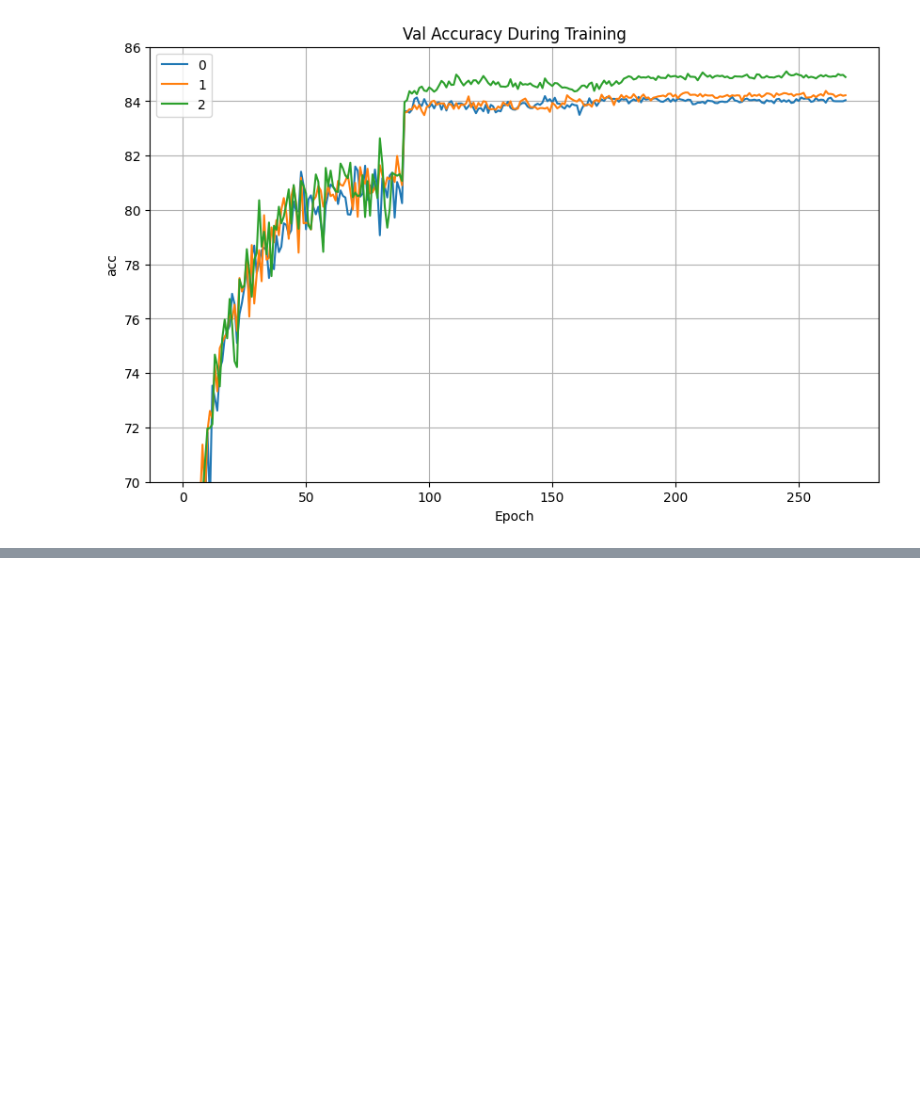
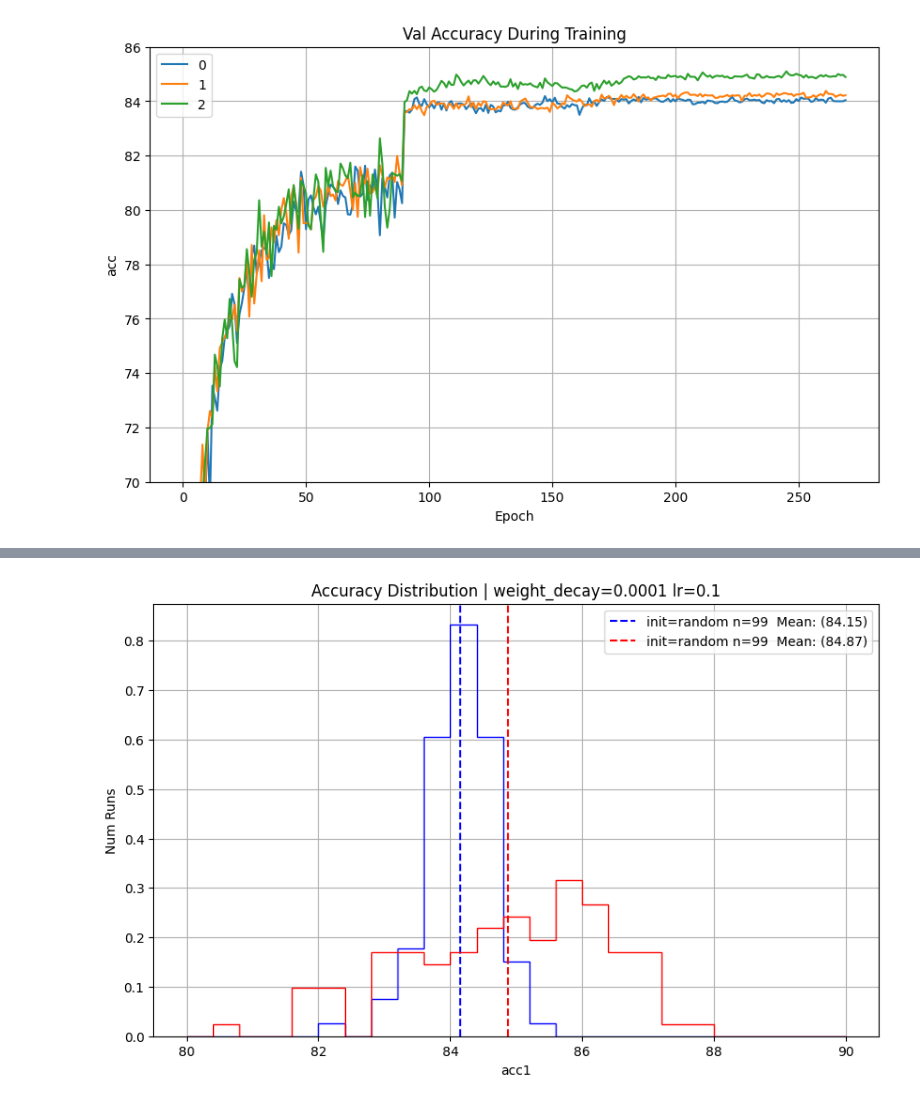
Before and after one commit to drothermel/dr_gen, a Jupyter notebook: notebooks/calc_metrics.ipynb, the cells around one changed output, grey strips where cells are left out. Cells and saved outputs as stored; diff of their text form; code cells hidden in the pictures; blank space fills up the shorter version.

```diff
--- a/notebooks/calc_metrics.ipynb
+++ b/notebooks/calc_metrics.ipynb
@@ -616,5 +302,0 @@ UnboundLocalError: cannot access local variable 'v' where it is not associated w
-# %%
-for k, v in kv2ind.items():
-    print(k)
-    print(v)
-    break
@@ -806,0 +405,50 @@ ks_stat: 1.0000, p_value: 1.4509e-11 | max_val: 81.10, cdf1_val: 1.0000, cdf2_va
+# %%
+all_kvs, all_split_vals, _ = rp.get_selected_combo(
+    good_runs,
+    all_runs_metrics,
+    sweep_info,
+    kv_select={
+        'epochs': '270',
+        #'model.weights': 'None',
+        'optim.lr': '0.1',
+        'optim.weight_decay': '0.0001',
+    },
+    splits=['train', 'val'],
+    ignore_keys=["optim.step_size", "epochs"],
+)
+stats1_ind100 = pu.get_runs_data_stats_ind(
+    all_split_vals['val'][0],
+    ind=100
+)
+stats2_ind100 = pu.get_runs_data_stats_ind(
+    all_split_vals['val'][1],
+    ind=100,
+)
+labels_kvstrs = [
+    rplt.kvs_to_str(
+        [(k, v) for k, v in kvs if k == "model.weights"]
+    ) for kvs in all_kvs
+]
+title_kvstr = rplt.kvs_to_str(
+    [(k, v) for k, v in all_kvs[0] if k != "model.weights"]
+)
+ns = [stats1_ind100['n'], stats2_ind100['n']]
+hp.plot_histogram_compare(
+    pu.get_plt_cfg(
+        nbins=max(ns)//4,
+        hist_range=(80, 90),
+        title=f"Accuracy Distribution | {title_kvstr}",
+        ylabel="Num Runs",
+        labels=[
+            rplt.kvs_to_str(
+                [(k, v) for k, v in kvs if k == "model.weights"]
+            ) + f" n={ns[i]} " for i, kvs in enumerate(all_kvs)
+        ],
+    ),
+    [
+        stats1_ind100,
+        stats2_ind100,
+    ],
+)
+# %% [output]
+[figure, added]
```
Also changed, not shown: parts of 59 cells of this notebook, 5 other files.
